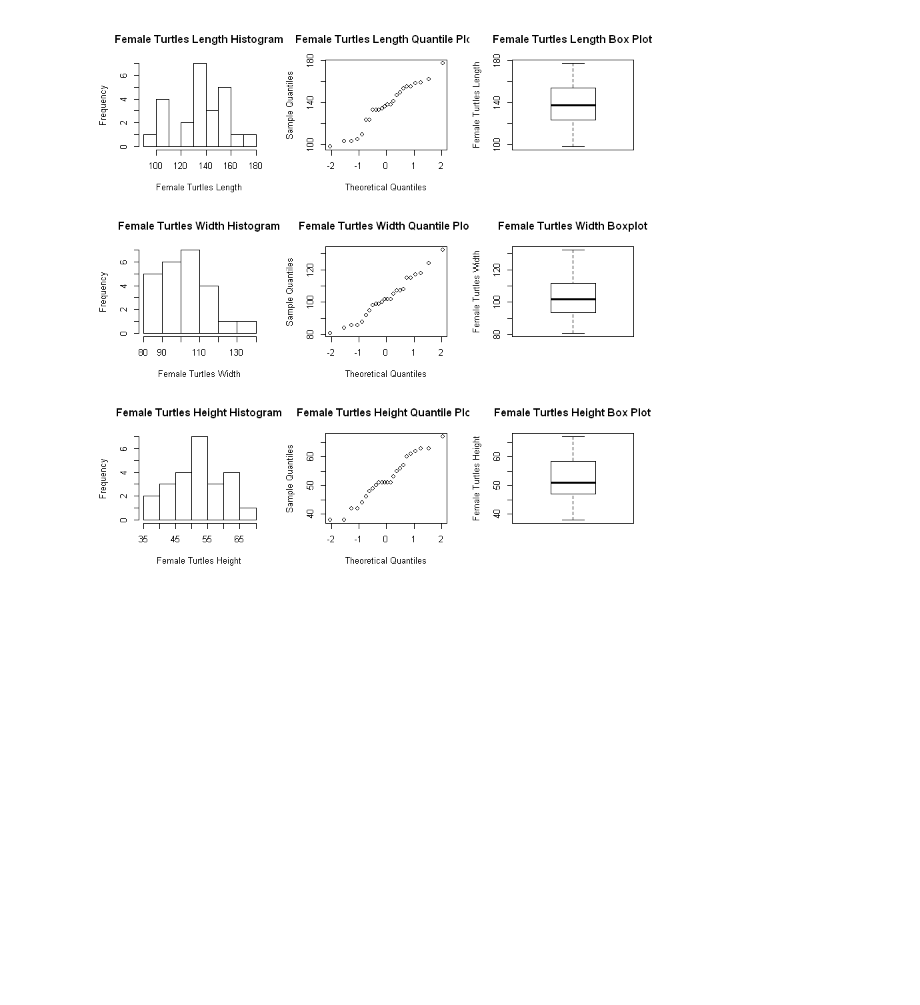
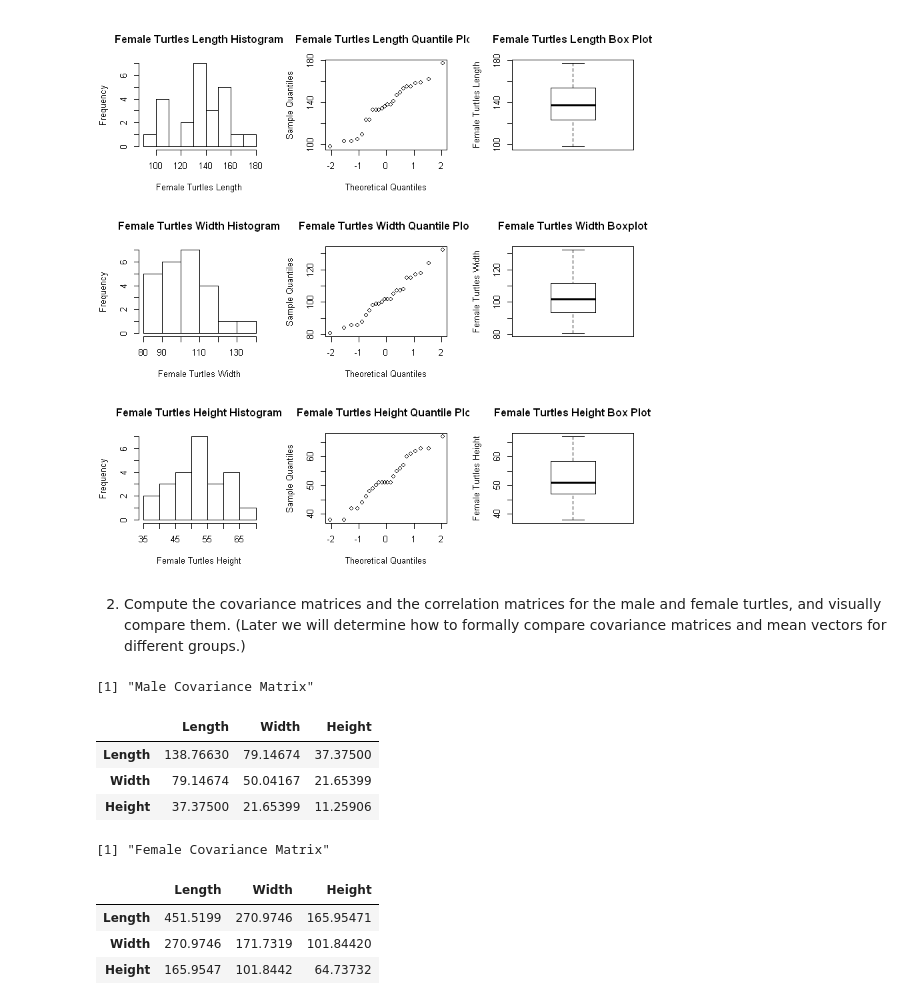
Before and after one commit to michael-huber2772/STAT5650, a Jupyter notebook: Assignments/Assignment1/Homework_1.ipynb, the cells around one changed output. Saved outputs shown, nothing was run; the diff lists cells and outputs as text; code cells hidden in the pictures; blank space fills up the shorter version.

```diff
--- a/Assignments/Assignment1/Homework_1.ipynb
+++ b/Assignments/Assignment1/Homework_1.ipynb
@@ -101,3 +101,25 @@ boxplot(females$Height,
         ylab = 'Female Turtles Height')
 # %% [output]
 [figure]
+# %% [markdown]
+2. Compute the covariance matrices and the correlation matrices for the male and female turtles,
+and visually compare them. (Later we will determine how to formally compare covariance
+matrices and mean vectors for different groups.)
+# %%
+males.cov <- cov(males)
+females.cov <- cov(females)
+print('Male Covariance Matrix')
+males.cov
+print('Female Covariance Matrix')
+females.cov
+# %% [output]
+[1] "Male Covariance Matrix"
+|  | Length | Width | Height |
+| Length | 138.76630 | 79.14674 | 37.37500 |
+| Width | 79.14674 | 50.04167 | 21.65399 |
+| Height | 37.37500 | 21.65399 | 11.25906 |
+[1] "Female Covariance Matrix"
+|  | Length | Width | Height |
+| Length | 451.5199 | 270.9746 | 165.95471 |
+| Width | 270.9746 | 171.7319 | 101.84420 |
+| Height | 165.9547 | 101.8442 | 64.73732 |
```
Also changed, not shown: parts of 3 cells of this notebook, 6 other files.
